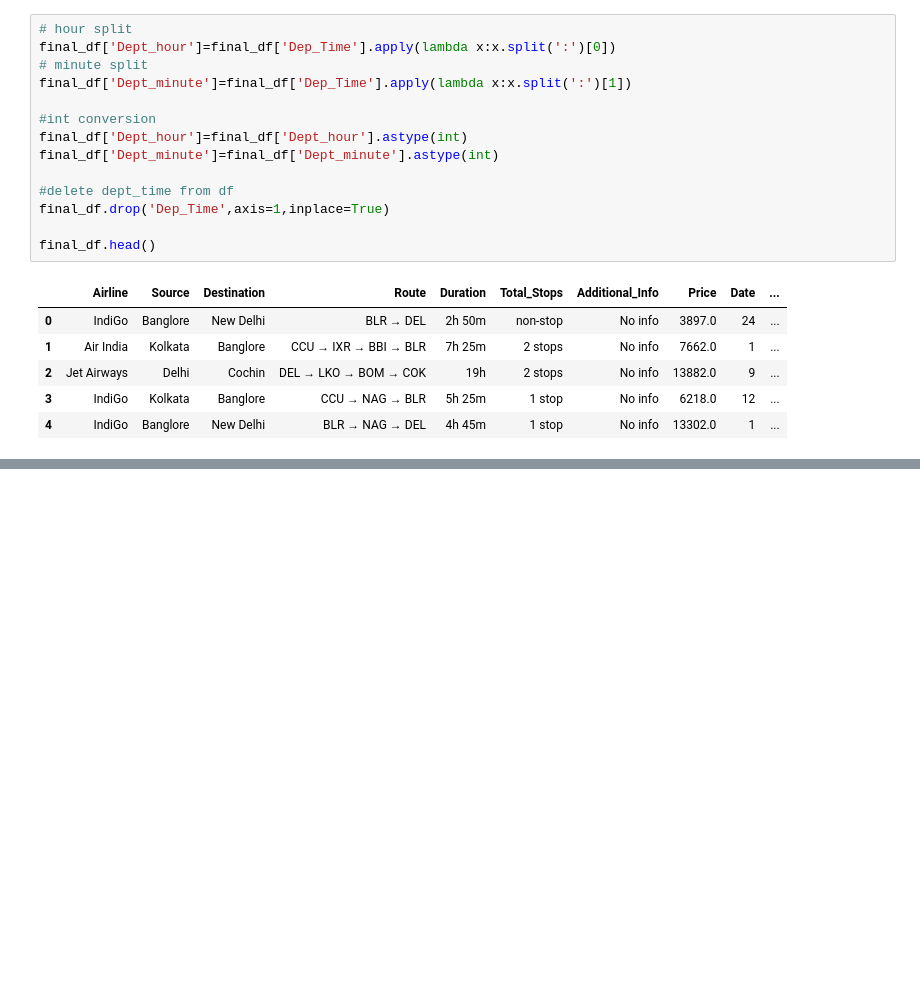
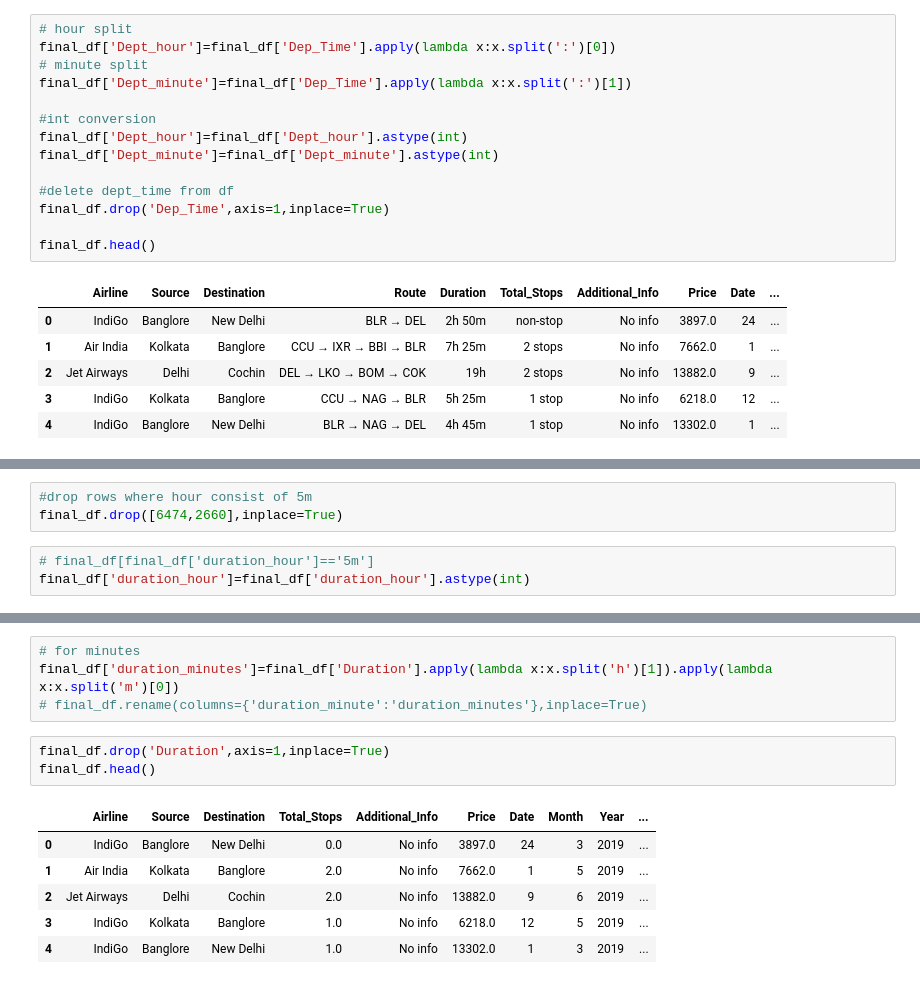
Before and after one commit to saicharan293/Machine-Learning, a Jupyter notebook: EDA/FlightPredictionEDA/FlightEDA.ipynb, the cells around one changed output, grey strips where cells are left out. Saved outputs shown, nothing was run; the diff lists cells and outputs as text; blank space fills up the shorter version.

```diff
--- a/EDA/FlightPredictionEDA/FlightEDA.ipynb
+++ b/EDA/FlightPredictionEDA/FlightEDA.ipynb
@@ -234,0 +309,6 @@ memory usage: 1.8+ MB
+# %%
+#drop rows where hour consist of 5m
+final_df.drop([6474,2660],inplace=True)
+# %%
+# final_df[final_df['duration_hour']=='5m']
+final_df['duration_hour']=final_df['duration_hour'].astype(int)
@@ -234,0 +330,14 @@ memory usage: 1.8+ MB
+# %%
+# for minutes
+final_df['duration_minutes']=final_df['Duration'].apply(lambda x:x.split('h')[1]).apply(lambda x:x.split('m')[0])
+# final_df.rename(columns={'duration_minute':'duration_minutes'},inplace=True)
+# %%
+final_df.drop('Duration',axis=1,inplace=True)
+final_df.head()
+# %% [output]
+|  | Airline | Source | Destination | Total_Stops | Additional_Info | Price | Date | Month | Year | ... |
+| 0 | IndiGo | Banglore | New Delhi | 0.0 | No info | 3897.0 | 24 | 3 | 2019 | ... |
+| 1 | Air India | Kolkata | Banglore | 2.0 | No info | 7662.0 | 1 | 5 | 2019 | ... |
+| 2 | Jet Airways | Delhi | Cochin | 2.0 | No info | 13882.0 | 9 | 6 | 2019 | ... |
+| 3 | IndiGo | Kolkata | Banglore | 1.0 | No info | 6218.0 | 12 | 5 | 2019 | ... |
+| 4 | IndiGo | Banglore | New Delhi | 1.0 | No info | 13302.0 | 1 | 3 | 2019 | ... |
```
Also changed, not shown: parts of 22 cells of this notebook.
